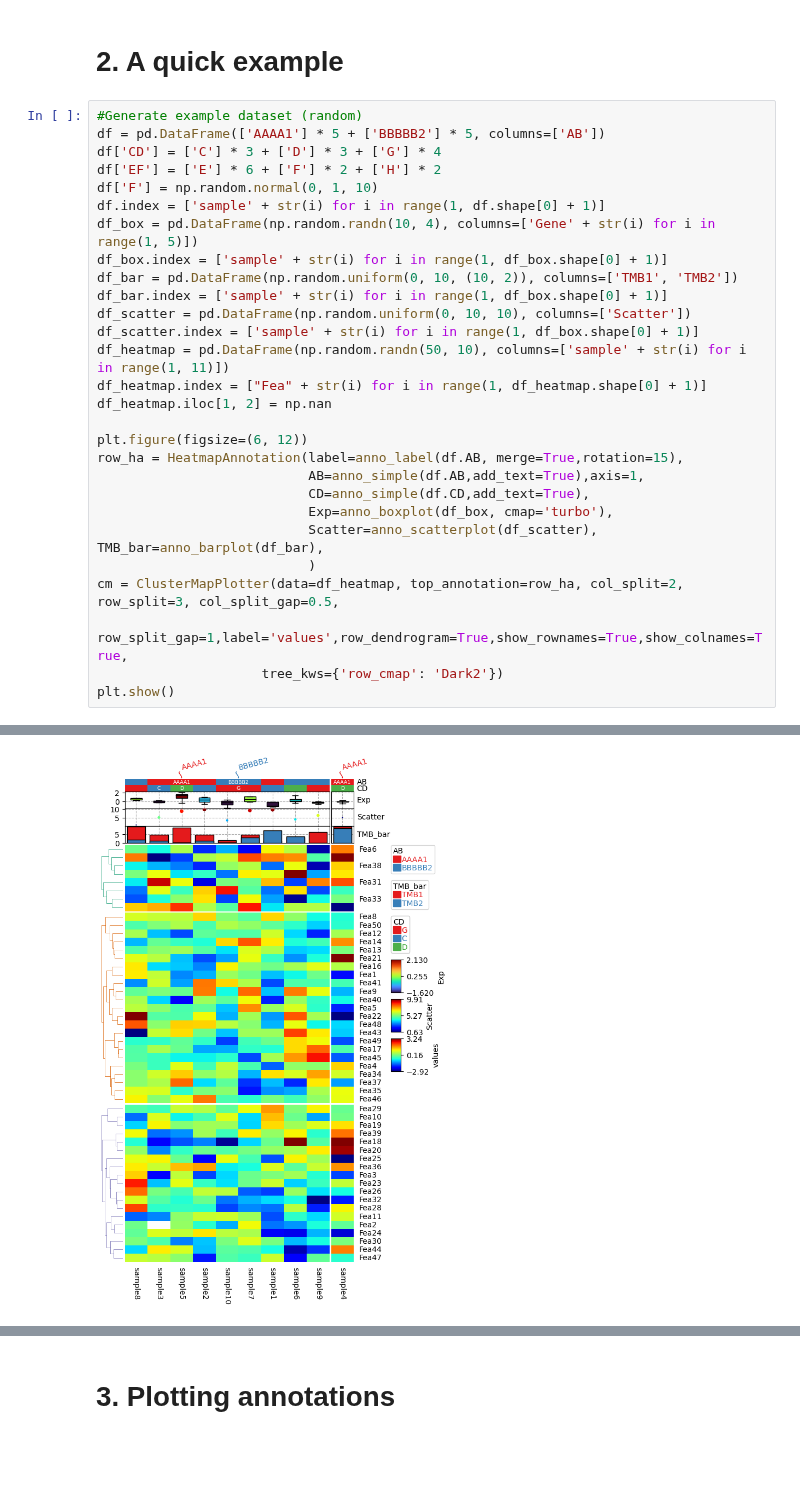
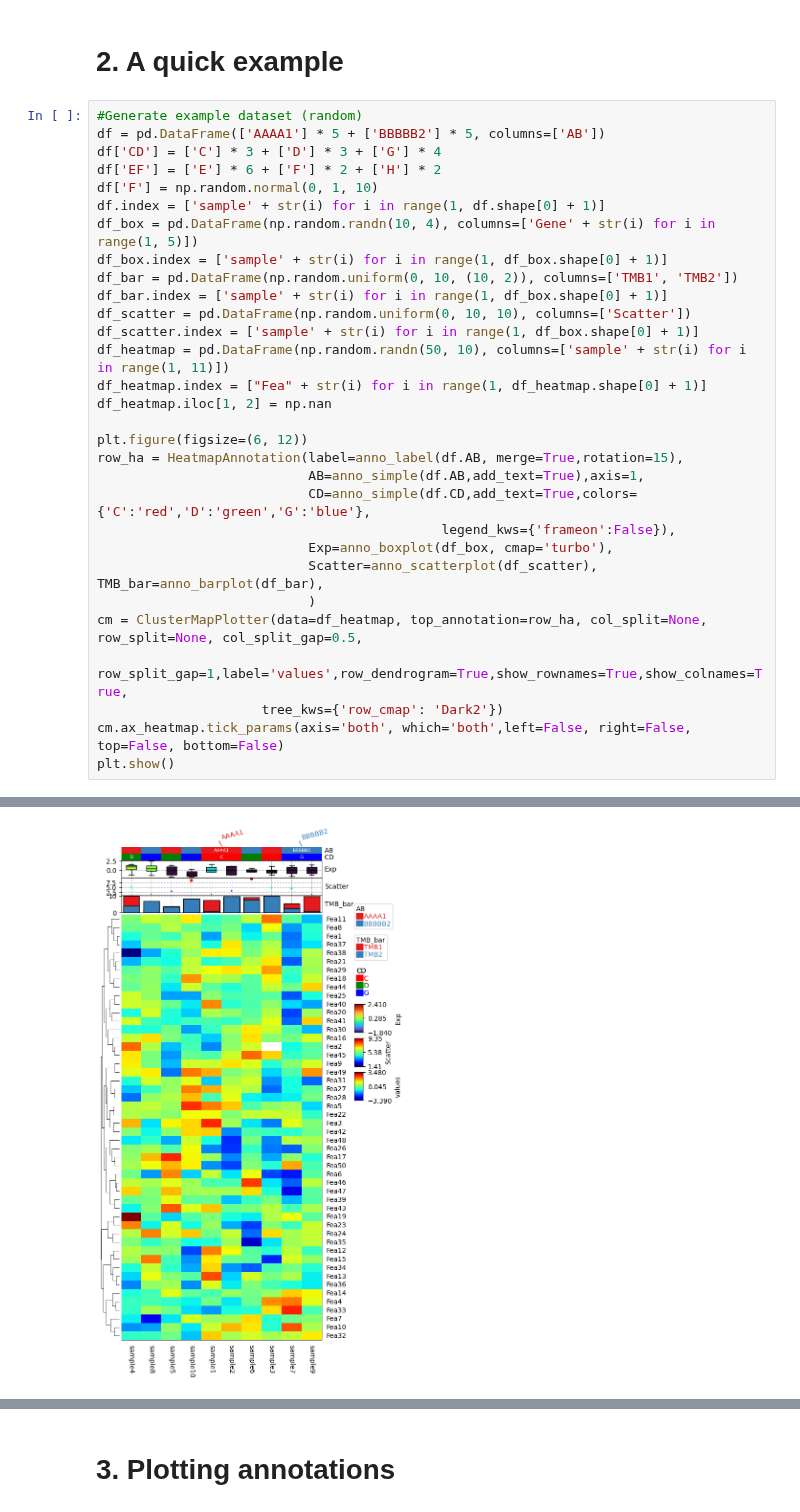
Before and after one commit to DingWB/PyComplexHeatmap, a Jupyter notebook: notebooks/examples.ipynb, the cells around one changed output, grey strips where cells are left out. Cells and saved outputs as stored; diff of their text form; blank space fills up the shorter version.

```diff
--- a/notebooks/examples.ipynb
+++ b/notebooks/examples.ipynb
@@ -21,33 +22,35 @@ df.index = ['sample' + str(i) for i in range(1, df.shape[0] + 1)]
 df_box = pd.DataFrame(np.random.randn(10, 4), columns=['Gene' + str(i) for i in range(1, 5)])
 df_box.index = ['sample' + str(i) for i in range(1, df_box.shape[0] + 1)]
 df_bar = pd.DataFrame(np.random.uniform(0, 10, (10, 2)), columns=['TMB1', 'TMB2'])
 df_bar.index = ['sample' + str(i) for i in range(1, df_box.shape[0] + 1)]
 df_scatter = pd.DataFrame(np.random.uniform(0, 10, 10), columns=['Scatter'])
 df_scatter.index = ['sample' + str(i) for i in range(1, df_box.shape[0] + 1)]
 df_heatmap = pd.DataFrame(np.random.randn(50, 10), columns=['sample' + str(i) for i in range(1, 11)])
 df_heatmap.index = ["Fea" + str(i) for i in range(1, df_heatmap.shape[0] + 1)]
 df_heatmap.iloc[1, 2] = np.nan
 
 plt.figure(figsize=(6, 12))
 row_ha = HeatmapAnnotation(label=anno_label(df.AB, merge=True,rotation=15),
                            AB=anno_simple(df.AB,add_text=True),axis=1,
-                           CD=anno_simple(df.CD,add_text=True),
+                           CD=anno_simple(df.CD,add_text=True,colors={'C':'red','D':'green','G':'blue'},
+                                            legend_kws={'frameon':False}),
                            Exp=anno_boxplot(df_box, cmap='turbo'),
                            Scatter=anno_scatterplot(df_scatter), TMB_bar=anno_barplot(df_bar),
                            )
-cm = ClusterMapPlotter(data=df_heatmap, top_annotation=row_ha, col_split=2, row_split=3, col_split_gap=0.5,
+cm = ClusterMapPlotter(data=df_heatmap, top_annotation=row_ha, col_split=None, row_split=None, col_split_gap=0.5,
                      row_split_gap=1,label='values',row_dendrogram=True,show_rownames=True,show_colnames=True,
                      tree_kws={'row_cmap': 'Dark2'})
+cm.ax_heatmap.tick_params(axis='both', which='both',left=False, right=False, top=False, bottom=False)
 plt.show()
 # %% [output]
 Starting plotting..
 Starting calculating row orders..
 Reordering rows..
 Starting calculating col orders..
 Reordering cols..
 Plotting matrix..
 Starting plotting HeatmapAnnotations
 Collecting legends..
 Collecting annotation legends..
 Plotting legends..
-[figure, old version]
+[figure, new version]
```
Also changed, not shown: parts of 19 cells of this notebook, 1 other file.
